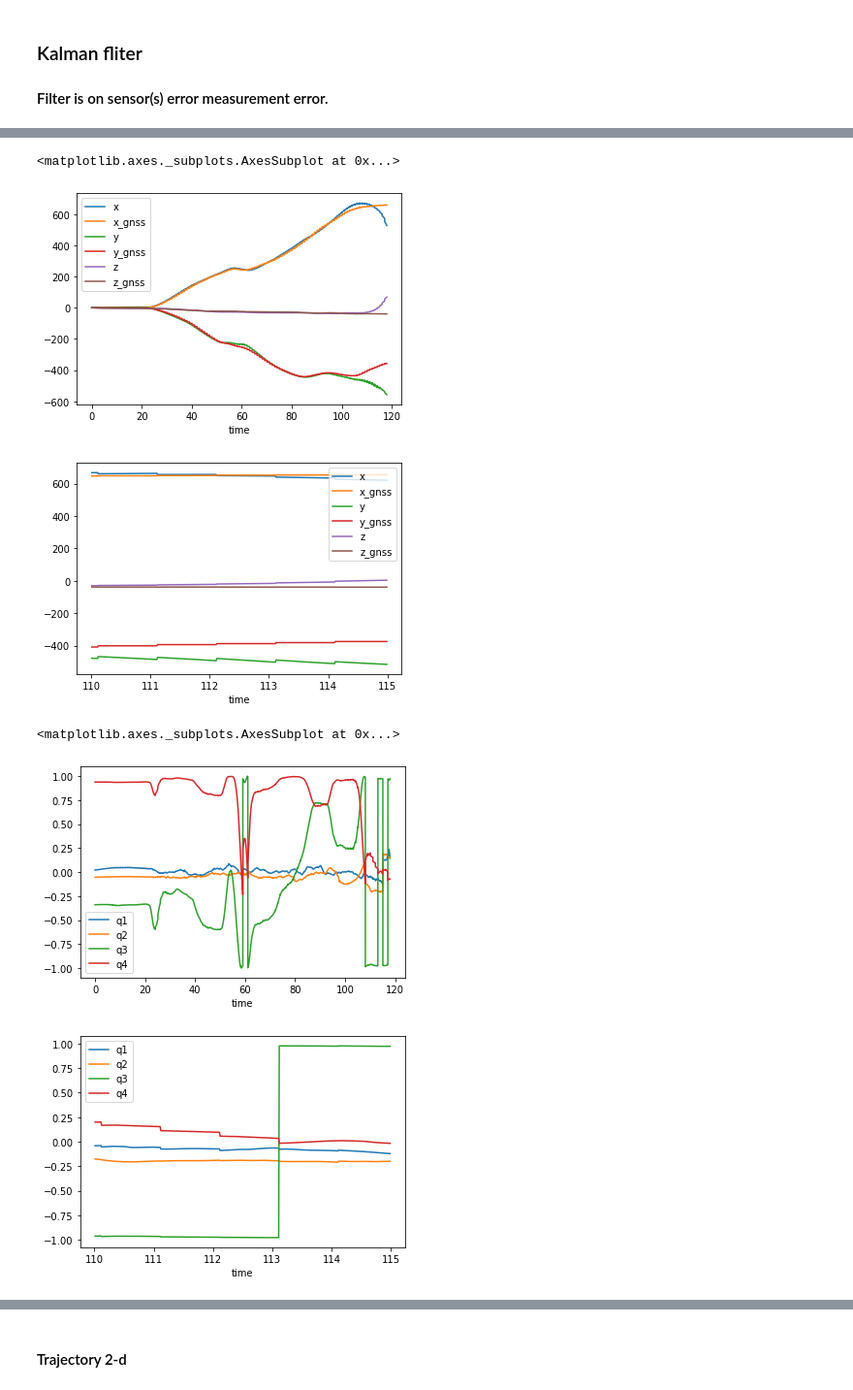
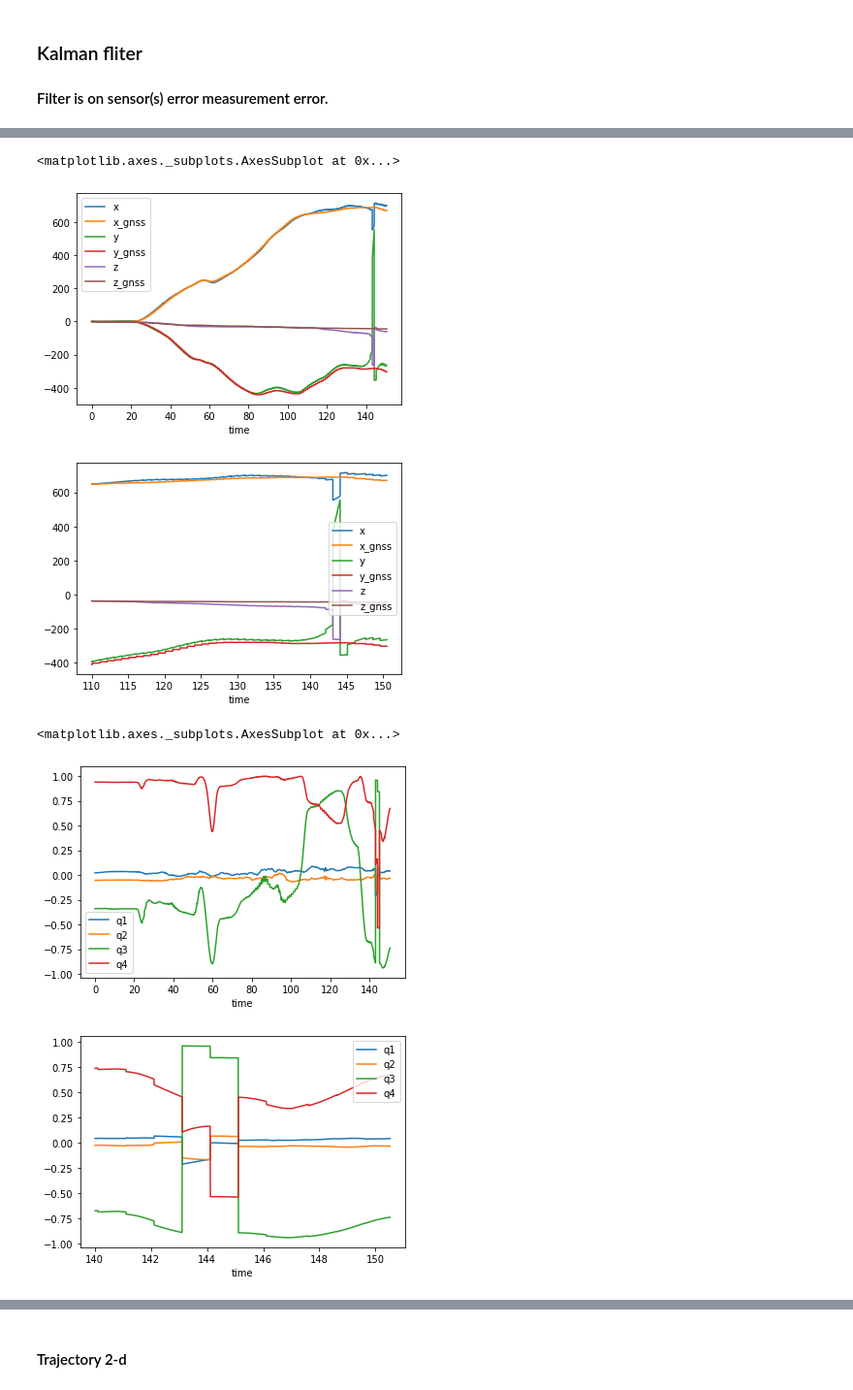
Before and after one commit to astroteo/InternationalSpaceStation-PathPlanning, a Jupyter notebook: python/KTH_tutorial_SensorFusion.ipynb, the cells around one changed output, grey strips where cells are left out. Shown at 97% size. Drawn from its saved outputs; the diff is of its cells as text; code cells hidden in the pictures.

```diff
--- a/python/KTH_tutorial_SensorFusion.ipynb
+++ b/python/KTH_tutorial_SensorFusion.ipynb
@@ -91,7 +92,7 @@ def dcm2q(R):
         q[1] = (R[0,2]-R[2,0])/(4*q[3]);
             #Euler's axis_y
 
-        q[2]=  (R[1,0]-R[0,1])/(4*q[3]);
+        q[2] =  (R[1,0]-R[0,1])/(4*q[3]);
             #Euler's axis_z
 
 
@@ -123,7 +124,7 @@ def dcm2q(R):
             qy = (m01 + m10) / S;
             qz = (m02 + m20) / S;
 
-            q = np.array([qw,qz,qy,qx]).reshape((4,1))
+            q = np.array([qx,qy,qz,qw]).reshape((4,1))
 
         elif (m11 > m22):
             print(" using second<==")
@@ -134,7 +135,7 @@ def dcm2q(R):
             qy = 0.25 * S;
             qz = (m12 + m21) / S;
 
-            q = np.array([qz,qw,qx,qy]).reshape((4,1))
+            q = np.array([qx,qy,qz,qw]).reshape((4,1))
 
         else:
             print(" using third<==")
@@ -144,7 +145,7 @@ def dcm2q(R):
             qx = (m02 + m20) / S;
             qy = (m12 + m21) / S;
             qz = 0.25 * S;
-            q = np.array([-qx,-qy,qz,qw]).reshape((4,1))
+            q = np.array([qx,qy,qz,qw]).reshape((4,1))
             #q = np.array([qy,qx,qw,qz]).reshape((4,1))
 
 
@@ -474,7 +570,7 @@ def Gamma(q,epsilon):
 
     q_corrected = dcm2q(R)
 
-    q_corrected /= np.linalg.norm(q_corrected)
+    #q_corrected /= np.linalg.norm(q_corrected)
 
     return q_corrected
 
@@ -751,25 +854,31 @@ q1 = np.concatenate((q1_acc, q1_gyro))
 
 #Determine Q1 matrix
 Ur = np.zeros((3,3))
-Ul= np.ones((3,3))
+Ul = np.ones((3,3))
+
+Ll = np.zeros((3,3))
+Lr = np.ones((3,3))
 
 U = np.hstack((Ul,Ur))
-L = np.zeros((3,6))
-Id = np.vstack((U,L))
+L = np.hstack((Ll,Lr))
+Q_1_Id = np.vstack((U,L))
+
+print(Q_1_Id)
 
 Q_1 = np.zeros((6,6))
 
-#In KTH tutorial Q_1 matrix is not diagonal, can't really understand why
-Q_1_diag = True
+#Bias-Noise(s) should be uncorrelated,
+Q_1_diag = False
 
 if Q_1_diag:
     for i in range(Id.shape[0]):
          Q_1[i,i] = q1[i]
 
 else:
+    #In KTH tutrial Q_1 upper and lower diagonal matrix are full
     for i in range(Id.shape[0]):
         for j in range(Id.shape[1]):
-            Q_1[i,j] = Id[i,j] * q1[i]
+            Q_1[i,j] = Q_1_Id[i,j] * q1[i]
 
 #Determine Q2 matrix
 q2_acc = (sigma_acc_bias**2) * np.ones((3,1))
@@ -786,7 +895,7 @@ for i in range(Id.shape[0]):
 delta_u_h = np.zeros((6,1))
 z0 = np.concatenate((np.zeros((9,1)), delta_u_h))
 
-
+print(q1)
 print(Q_1)
 print(Q_2)
 # %% [output]
@@ -844,10 +1052,7 @@ q_h =  np.array([0.021389314953346 ,
 x_h = np.concatenate(( np.zeros((6,1)), q_h )).reshape(10,1)
 x_spn = np.zeros((t_spn,10))
 
-
-
-
-for k in range(1,t_spn)[:11800]:
+for k in range(1,t_spn)[:15000]:
 
     # Get (current) sampling time
     assert(gyroscope.t(k) == accelerometer.t(k))
@@ -877,8 +1082,6 @@ for k in range(1,t_spn)[:11800]:
     # Get State-Space model => error(s) dynamic propagation:
     F,G = state_space_model(x_h, u_h,Ts)
     assert(F.shape == (15,15) and G.shape == (15,12))
-
-
 
     #Predict covariance
     kf.predict(F,G)
@@ -962,17 +1165,17 @@ df.plot(x='time', y=['x','y','z'])
 # %%
 df.plot(x='time', y=['x','x_gnss','y','y_gnss','z','z_gnss'])
-df[(df.time > 110 ) & (df.time < 115)].plot(x='time', y=['x','x_gnss','y','y_gnss','z','z_gnss'])
+df[(df.time > 110 ) & (df.time < 155)].plot(x='time', y=['x','x_gnss','y','y_gnss','z','z_gnss'])
 # %% [output]
 <matplotlib.axes._subplots.AxesSubplot at 0x...>
-[figure, old version]
+[figure, new version]
-[figure, old version]
+[figure, new version]
 # %%
 df.plot(x='time', y=[q for q in df.columns if "q" in q])
-df[(df.time > 110 ) & (df.time < 115)].plot(x='time', y=[q for q in df.columns if "q" in q])
+df[(df.time > 140 ) & (df.time < 155)].plot(x='time', y=[q for q in df.columns if "q" in q])
 # %% [output]
 <matplotlib.axes._subplots.AxesSubplot at 0x...>
-[figure, old version]
+[figure, new version]
-[figure, old version]
+[figure, new version]
 # %%
 df[(df.time > 113.5 ) & (df.time < 114.5)]
 # %% [output]
```
Also changed, not shown: parts of 21 cells of this notebook, 15 other files.
